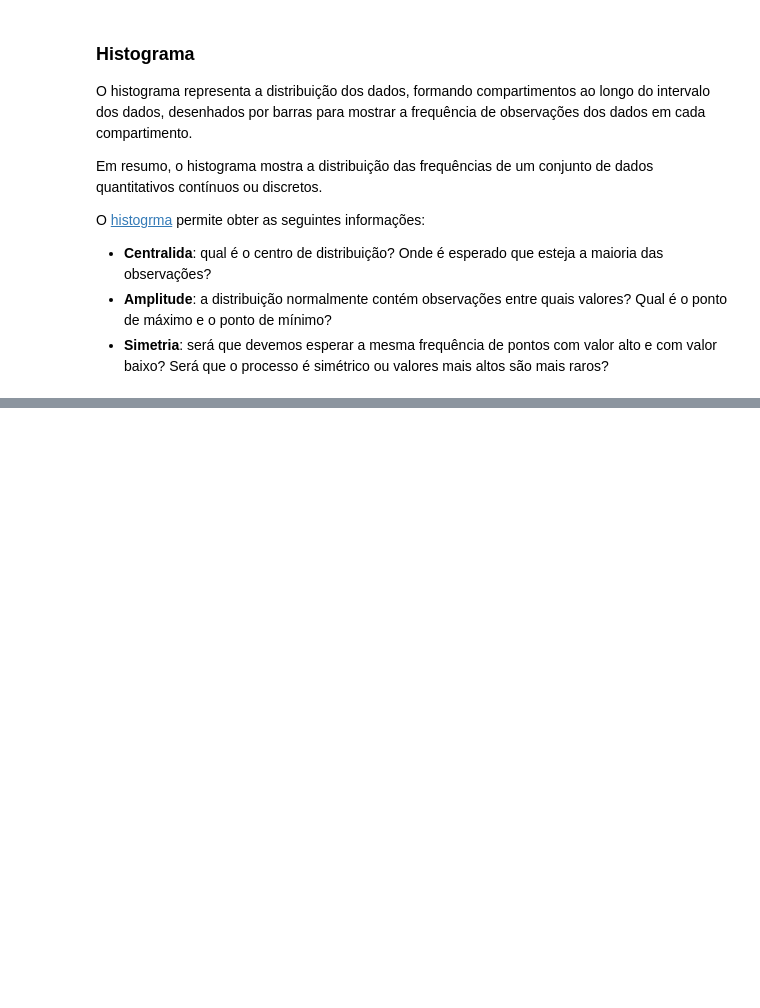
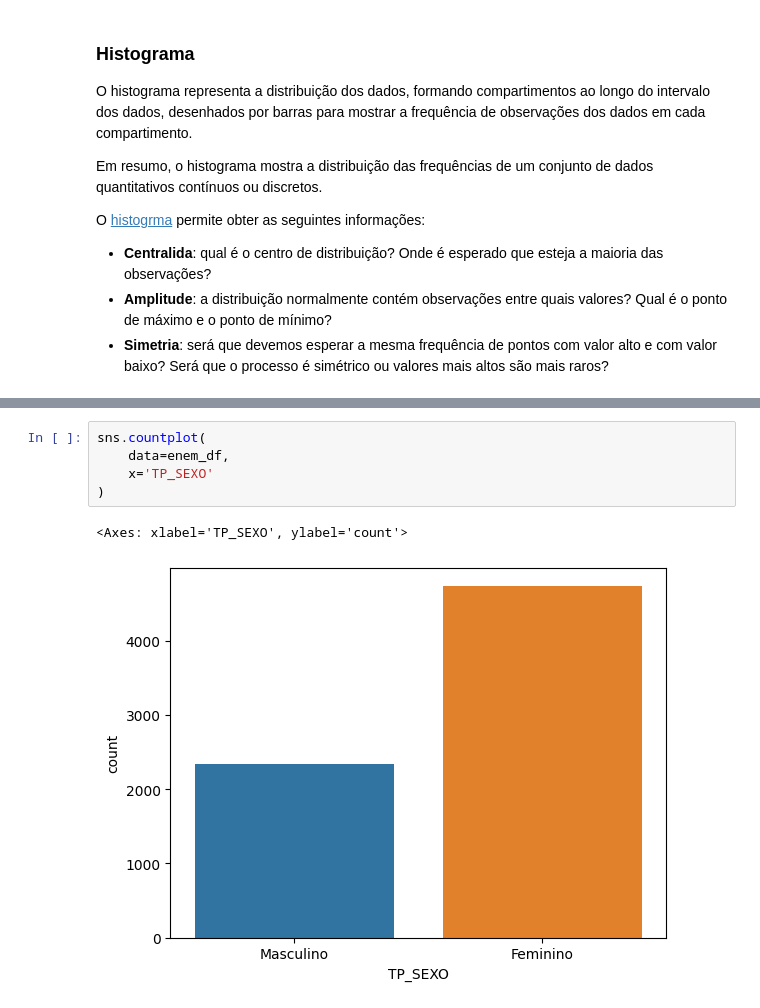
Before and after one commit to romulovieira777/Analise_Exploratoria_de_Dados_com_Python, a Jupyter notebook: Modulo_04_Visualizacao_Grafica_de_Dados/04_Visualizacao_Grafica_de_Dados.ipynb, the cells around one changed output, grey strips where cells are left out. Saved outputs shown, nothing was run; the diff lists cells and outputs as text; blank space fills up the shorter version.

```diff
--- a/Modulo_04_Visualizacao_Grafica_de_Dados/04_Visualizacao_Grafica_de_Dados.ipynb
+++ b/Modulo_04_Visualizacao_Grafica_de_Dados/04_Visualizacao_Grafica_de_Dados.ipynb
@@ -2293,0 +2314,8 @@ Utiliza o plano cartesiano com os valores ou categorias da variável no eico X e
+# %%
+sns.countplot(
+    data=enem_df,
+    x='TP_SEXO'
+)
+# %% [output]
+<Axes: xlabel='TP_SEXO', ylabel='count'>
+[figure, added]
```
Also changed, not shown: parts of 118 cells of this notebook.
